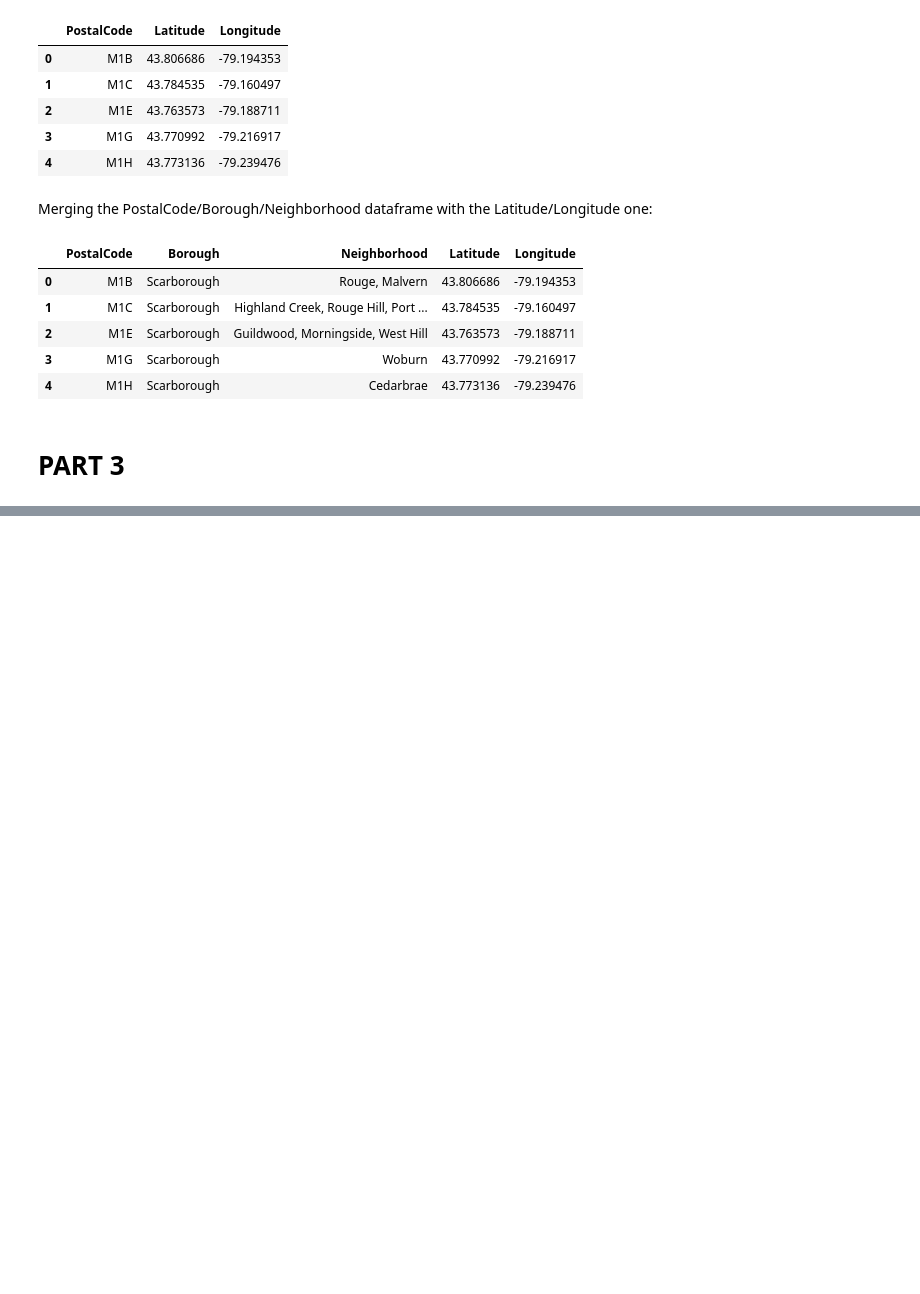
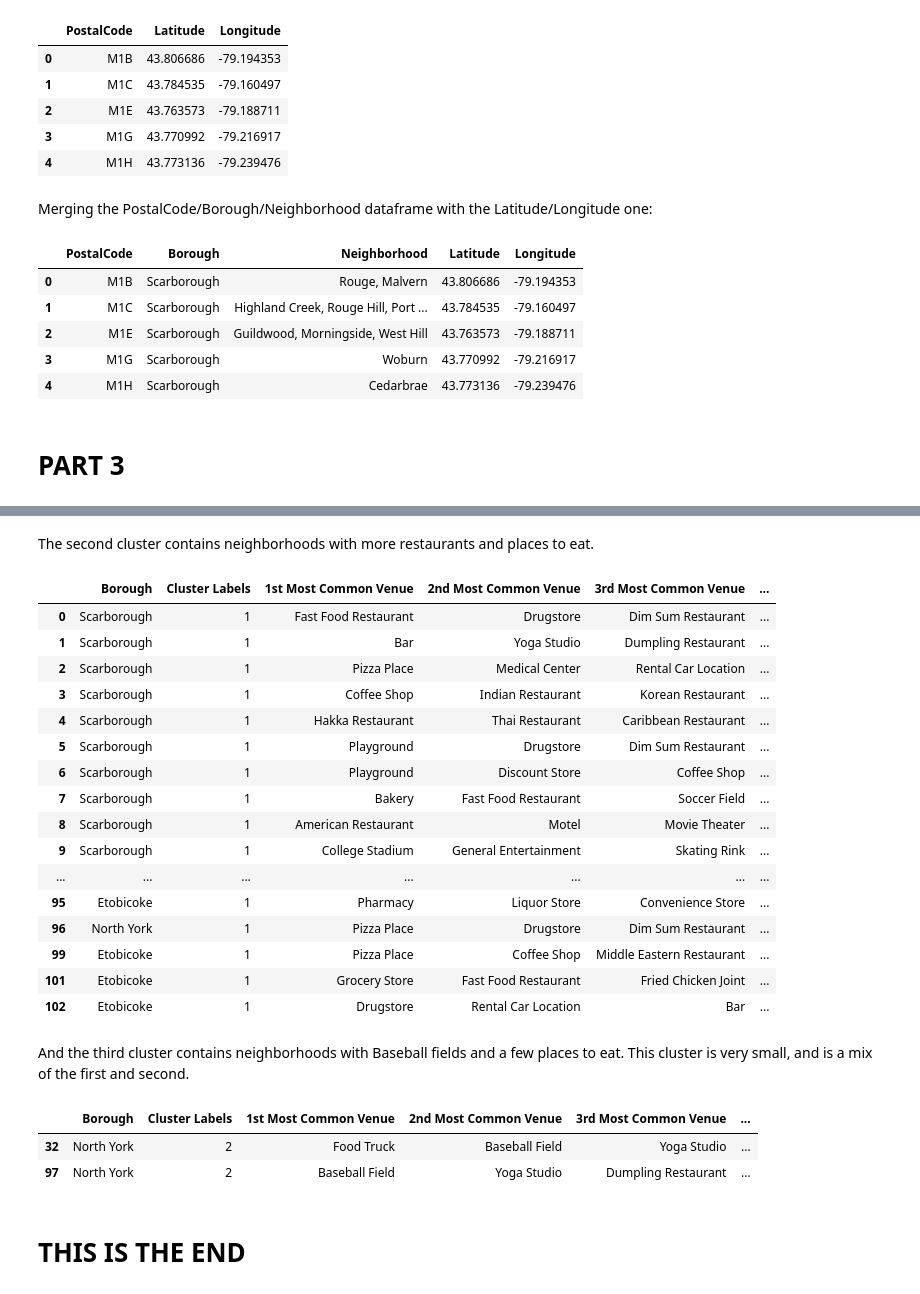
Before and after one commit to filipesmg/Coursera_Capstone, a Jupyter notebook: Toronto_Database.ipynb, the cells around one changed output, grey strips where cells are left out. Saved outputs shown, nothing was run; the diff lists cells and outputs as text; code cells hidden in the pictures; blank space fills up the shorter version.

```diff
--- a/Toronto_Database.ipynb
+++ b/Toronto_Database.ipynb
@@ -174,0 +535,32 @@ def getNearbyVenues(names, latitudes, longitudes, radius=500):
+# %% [markdown]
+The second cluster contains neighborhoods with more restaurants and places to eat.
+# %%
+toronto_merged.loc[toronto_merged['Cluster Labels'] == 1, toronto_merged.columns[[1] + list(range(5, toronto_merged.shape[1]))]]
+# %% [output]
+|  | Borough | Cluster Labels | 1st Most Common Venue | 2nd Most Common Venue | 3rd Most Common Venue | ... |
+| 0 | Scarborough | 1 | Fast Food Restaurant | Drugstore | Dim Sum Restaurant | ... |
+| 1 | Scarborough | 1 | Bar | Yoga Studio | Dumpling Restaurant | ... |
+| 2 | Scarborough | 1 | Pizza Place | Medical Center | Rental Car Location | ... |
+| 3 | Scarborough | 1 | Coffee Shop | Indian Restaurant | Korean Restaurant | ... |
+| 4 | Scarborough | 1 | Hakka Restaurant | Thai Restaurant | Caribbean Restaurant | ... |
+| 5 | Scarborough | 1 | Playground | Drugstore | Dim Sum Restaurant | ... |
+| 6 | Scarborough | 1 | Playground | Discount Store | Coffee Shop | ... |
+| 7 | Scarborough | 1 | Bakery | Fast Food Restaurant | Soccer Field | ... |
+| 8 | Scarborough | 1 | American Restaurant | Motel | Movie Theater | ... |
+| 9 | Scarborough | 1 | College Stadium | General Entertainment | Skating Rink | ... |
+| ... | ... | ... | ... | ... | ... | ... |
+| 95 | Etobicoke | 1 | Pharmacy | Liquor Store | Convenience Store | ... |
+| 96 | North York | 1 | Pizza Place | Drugstore | Dim Sum Restaurant | ... |
+| 99 | Etobicoke | 1 | Pizza Place | Coffee Shop | Middle Eastern Restaurant | ... |
+| 101 | Etobicoke | 1 | Grocery Store | Fast Food Restaurant | Fried Chicken Joint | ... |
+| 102 | Etobicoke | 1 | Drugstore | Rental Car Location | Bar | ... |
+# %% [markdown]
+And the third cluster contains neighborhoods with Baseball fields and a few places to eat. This cluster is very small, and is a mix of the first and second.
+# %%
+toronto_merged.loc[toronto_merged['Cluster Labels'] == 2, toronto_merged.columns[[1] + list(range(5, toronto_merged.shape[1]))]]
+# %% [output]
+|  | Borough | Cluster Labels | 1st Most Common Venue | 2nd Most Common Venue | 3rd Most Common Venue | ... |
+| 32 | North York | 2 | Food Truck | Baseball Field | Yoga Studio | ... |
+| 97 | North York | 2 | Baseball Field | Yoga Studio | Dumpling Restaurant | ... |
+# %% [markdown]
+# THIS IS THE END
```
Also changed, not shown: parts of 47 cells of this notebook.
